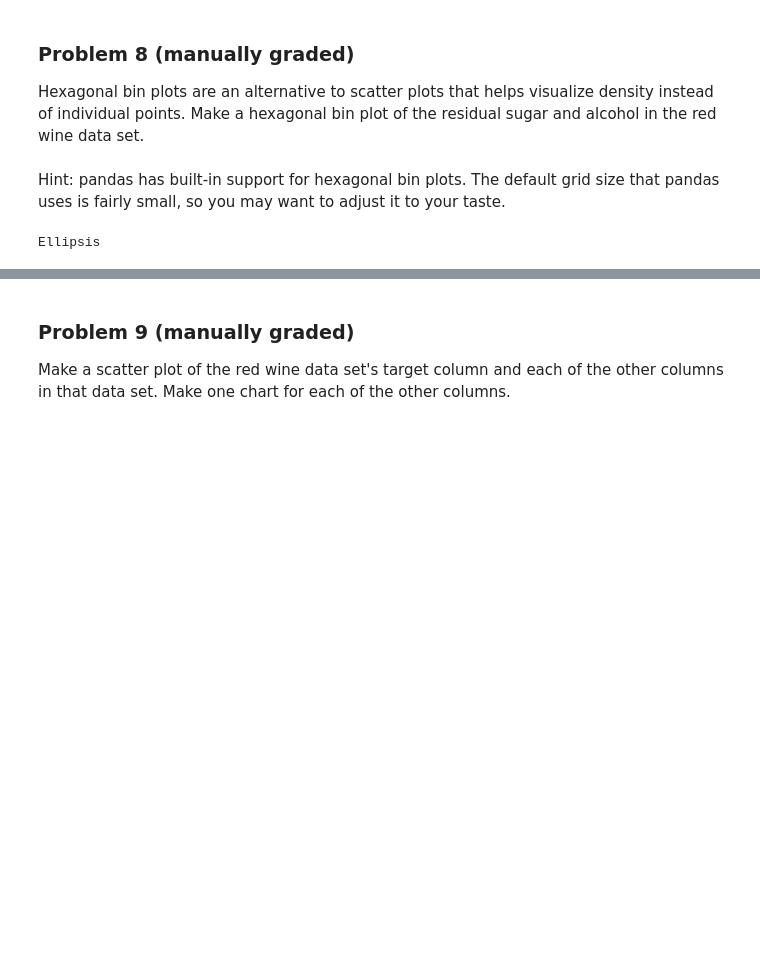
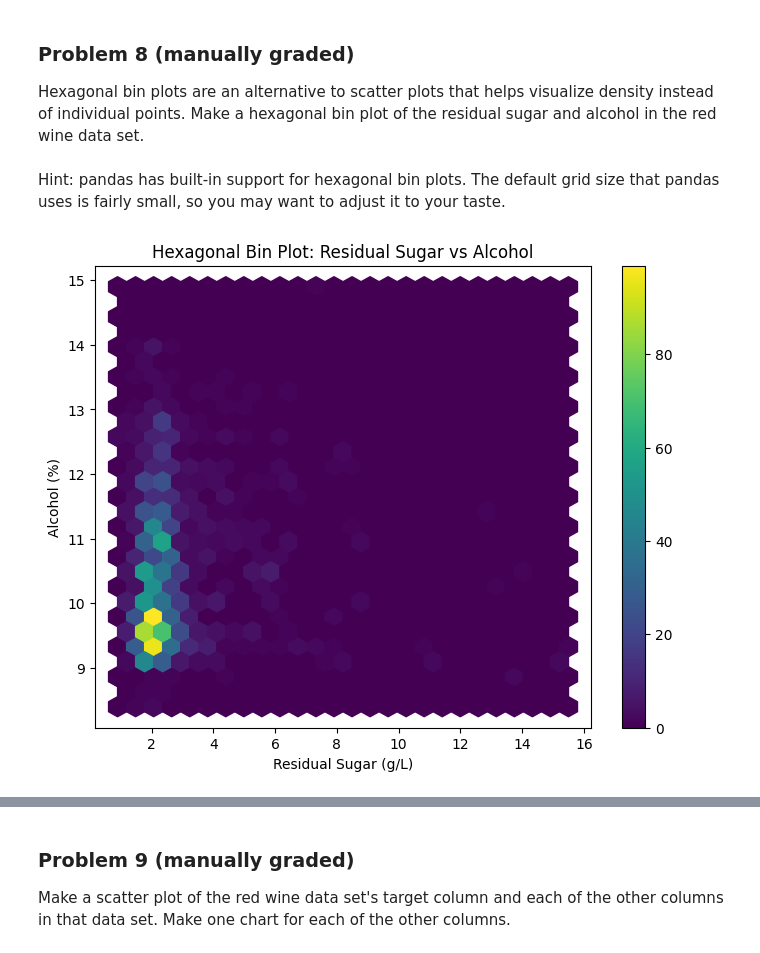
Before and after one commit to JCameronH/dx602-homework-10, a Jupyter notebook: homework.ipynb, the cells around one changed output, grey strips where cells are left out. Drawn from its saved outputs; the diff is of its cells as text; code cells hidden in the pictures; blank space fills up the shorter version.

```diff
--- a/homework.ipynb
+++ b/homework.ipynb
@@ -237,12 +237,27 @@ Make a hexagonal bin plot of the residual sugar and alcohol in the red wine data
 # %% [markdown]
 Hint: pandas has built-in support for hexagonal bin plots.
 The default grid size that pandas uses is fairly small, so you may want to adjust it to your taste.
-# %%
-# YOUR CHANGES HERE
-
-...
-# %% [output]
-Ellipsis
+# %%
+# YOUR CHANGES HERE
+
+#Create the hexbin plot
+red_wine.plot.hexbin(
+    x='residual sugar',
+    y='alcohol',
+    gridsize=25,          #adjust grid size (Cameron: higher = finer hexes)
+    cmap='viridis',       #color map for density
+    figsize=(8, 6)
+)
+
+#Add title and axis labels
+plt.title('Hexagonal Bin Plot: Residual Sugar vs Alcohol')
+plt.xlabel('Residual Sugar (g/L)')
+plt.ylabel('Alcohol (%)')
+
+# Display the plot
+plt.show()
+# %% [output]
+[figure, added]
 # %% [markdown]
 <div style="page-break-after: always;"></div>
 # %% [markdown]
```
